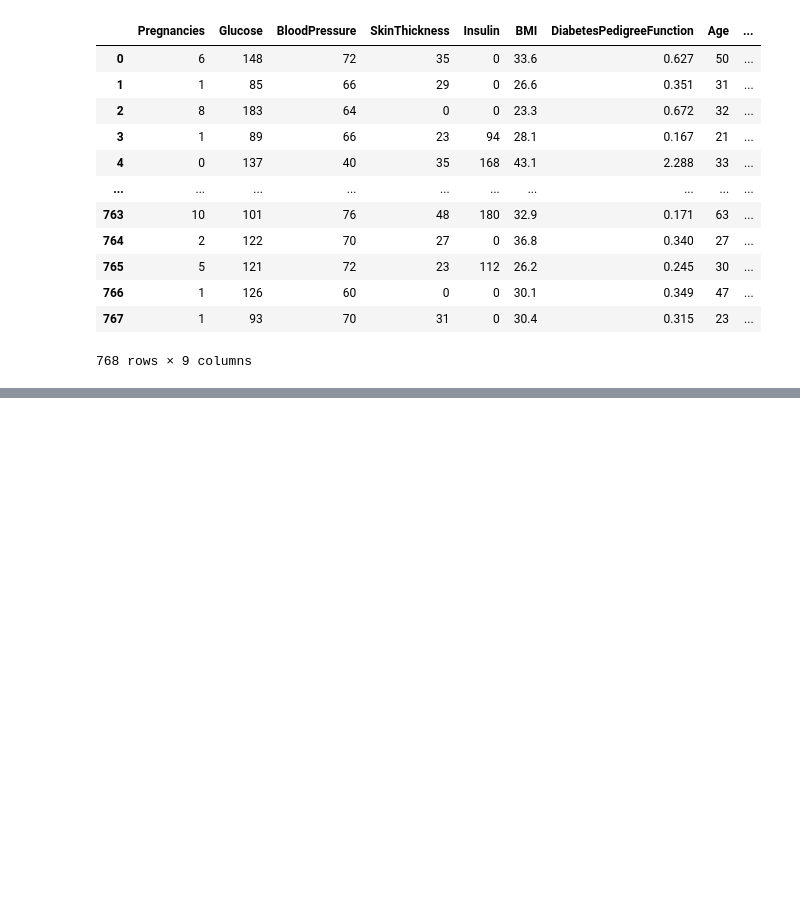
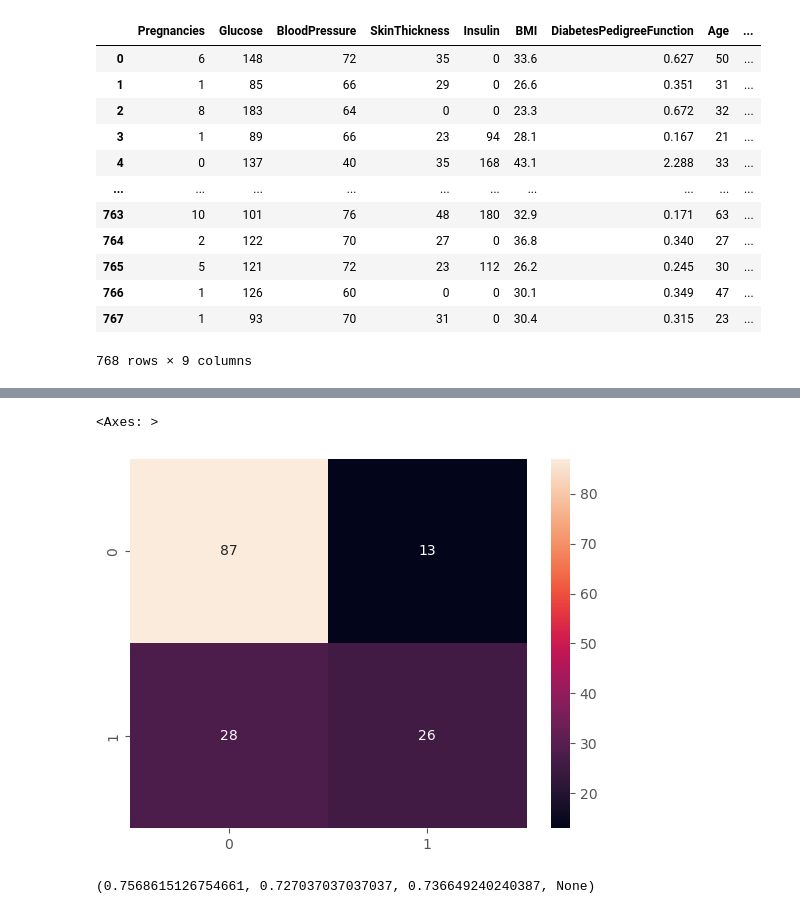
Before and after one commit to BamaCharanChhandogi/Diabetes-Prediction, a Jupyter notebook: server/Diabetes.ipynb, the cells around one changed output, grey strips where cells are left out. Cells and saved outputs as stored; diff of their text form; code cells hidden in the pictures; blank space fills up the shorter version.

```diff
--- a/server/Diabetes.ipynb
+++ b/server/Diabetes.ipynb
@@ -24,0 +305,2 @@ df
+# %%
+rf.fit(train_x, train_y)
@@ -24,0 +309,3 @@ df
+# %%
+rf_train_pred = rf.predict(train_x)
+rf_test_pred = rf.predict(test_x)
@@ -24,0 +406,11 @@ df
+# %%
+sns.heatmap(cf_matrix, annot=True)
+
+# Annot displays labels
+# %% [output]
+<Axes: >
+[figure, added]
+# %%
+precision_recall_fscore_support(test_y, naive_test_pred, average = 'macro')
+# %% [output]
+(0.7568615126754661, 0.727037037037037, 0.736649240240387, None)
```
Also changed, not shown: parts of 66 cells of this notebook, 17 other files.
